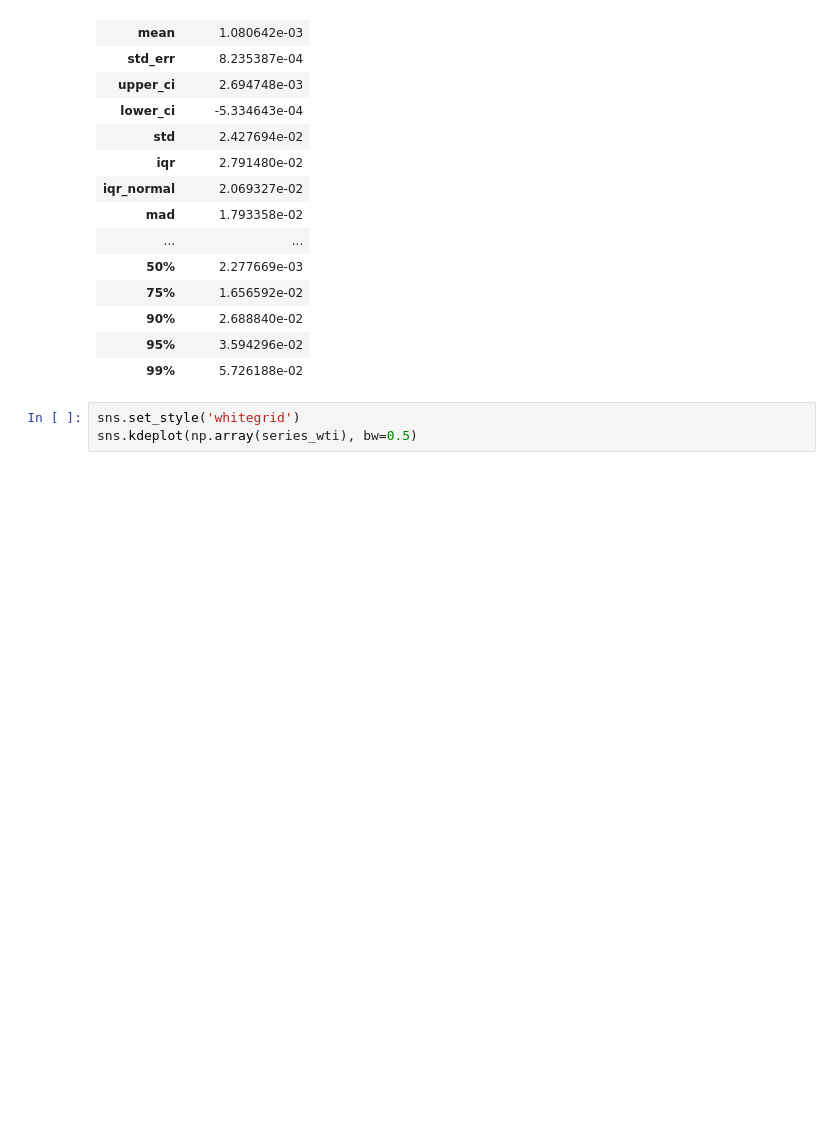
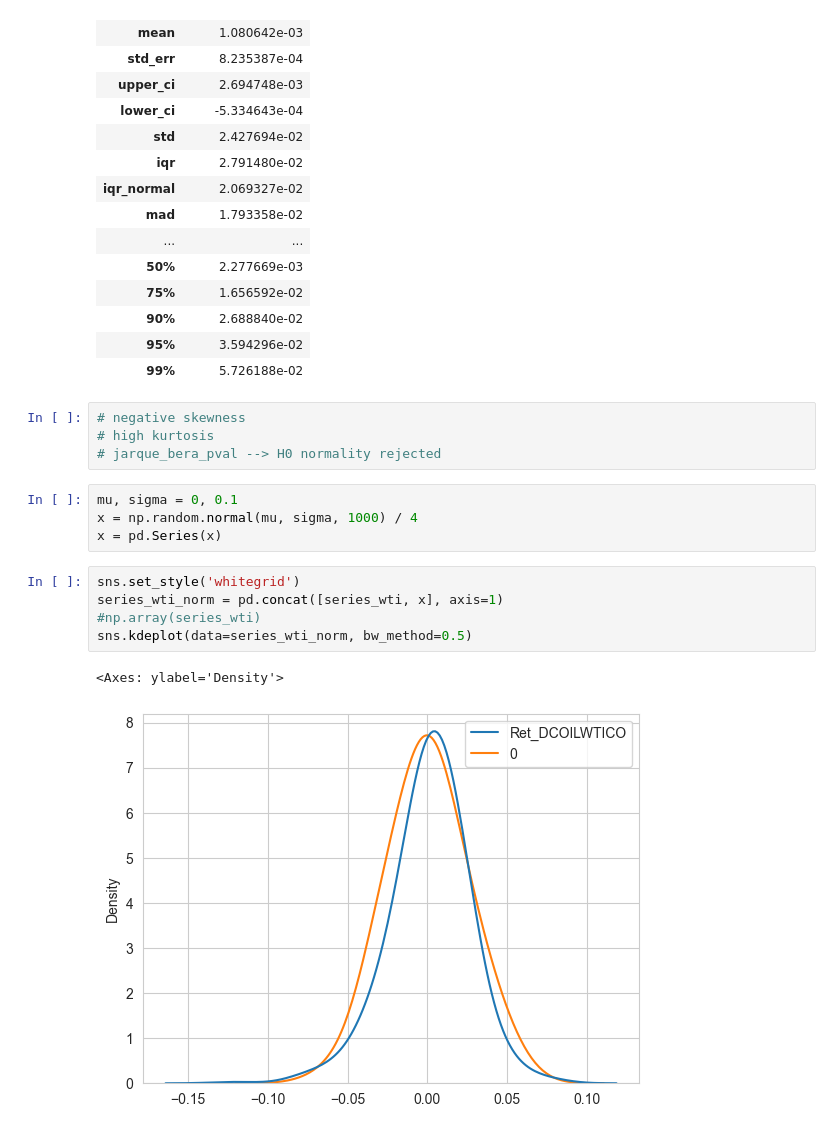
Before and after one commit to afoster28/cmd_forecast, a Jupyter notebook: Model/Model.ipynb, the cells around one changed output. Drawn from its saved outputs; the diff is of its cells as text; blank space fills up the shorter version.

Commit message:
Comparison vs norm dist and garch11

```diff
--- a/Model/Model.ipynb
+++ b/Model/Model.ipynb
@@ -87,6 +88,19 @@ describe(series_wti)
 | 90% | 2.688840e-02 |
 | 95% | 3.594296e-02 |
 | 99% | 5.726188e-02 |
+# %%
+# negative skewness
+# high kurtosis
+# jarque_bera_pval --> H0 normality rejected
+# %%
+mu, sigma = 0, 0.1
+x = np.random.normal(mu, sigma, 1000) / 4
+x = pd.Series(x)
 # %%
 sns.set_style('whitegrid')
-sns.kdeplot(np.array(series_wti), bw=0.5)
+series_wti_norm = pd.concat([series_wti, x], axis=1)
+#np.array(series_wti)
+sns.kdeplot(data=series_wti_norm, bw_method=0.5)
+# %% [output]
+<Axes: ylabel='Density'>
+[figure, added]
```
Also changed, not shown: parts of 4 cells of this notebook.
